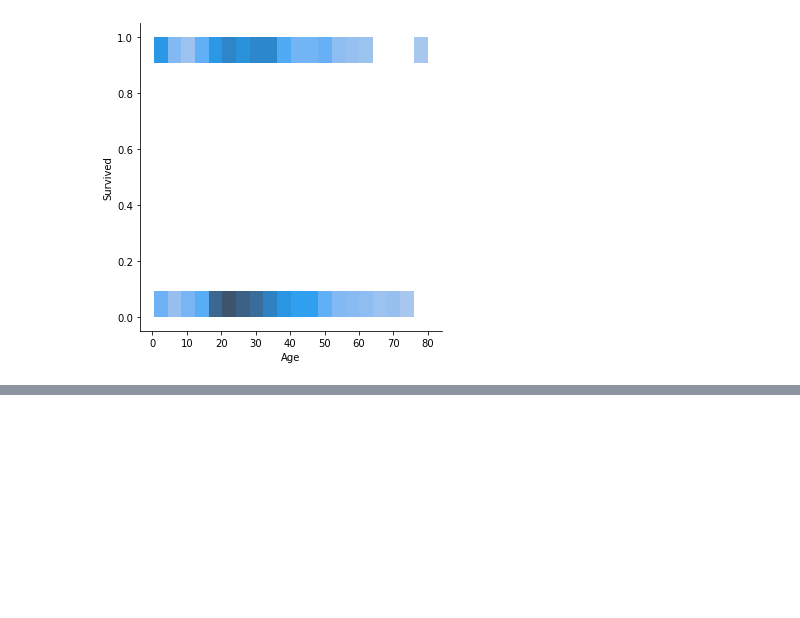
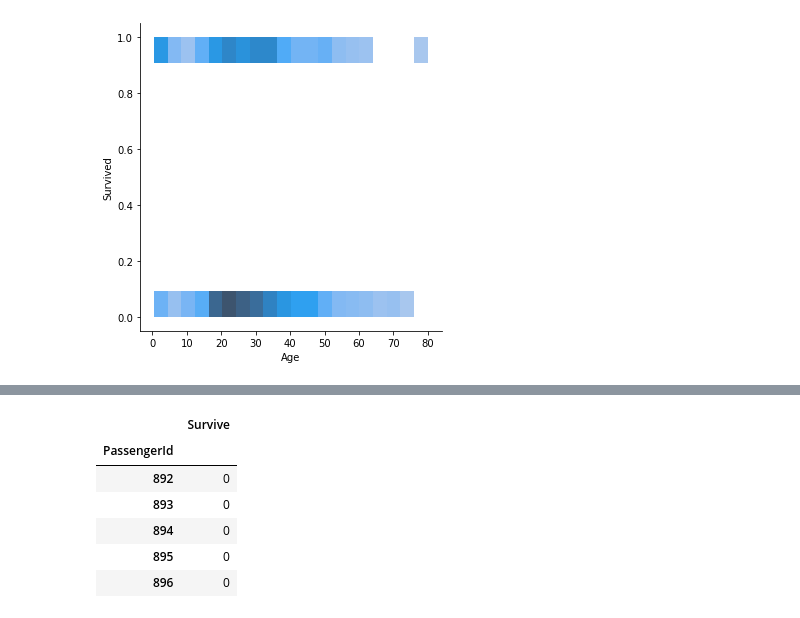
Before and after one commit to Kir-Kotin/Brunoyam, a Jupyter notebook: notebooks/03 - homework.ipynb, the cells around one changed output, grey strips where cells are left out. Cells and saved outputs as stored; diff of their text form; code cells hidden in the pictures; blank space fills up the shorter version.

```diff
--- a/notebooks/03 - homework.ipynb
+++ b/notebooks/03 - homework.ipynb
@@ -165,0 +204,12 @@ sns.displot(data=surv_df[surv_df["Sex"] == 'female'], x='Age')
+# %%
+df1 = df1.drop(['Pclass', "Name", 'Sex', "Age", 'SibSp', 'Parch', 'Ticket', 'Fare', 'Cabin', 'Embarked'], axis = 1)
+# %%
+df1.head()
+# %% [output]
+|  | Survive |
+| PassengerId |  |
+| 892 | 0 |
+| 893 | 0 |
+| 894 | 0 |
+| 895 | 0 |
+| 896 | 0 |
```
Also changed, not shown: parts of 22 cells of this notebook, 1 other file.
